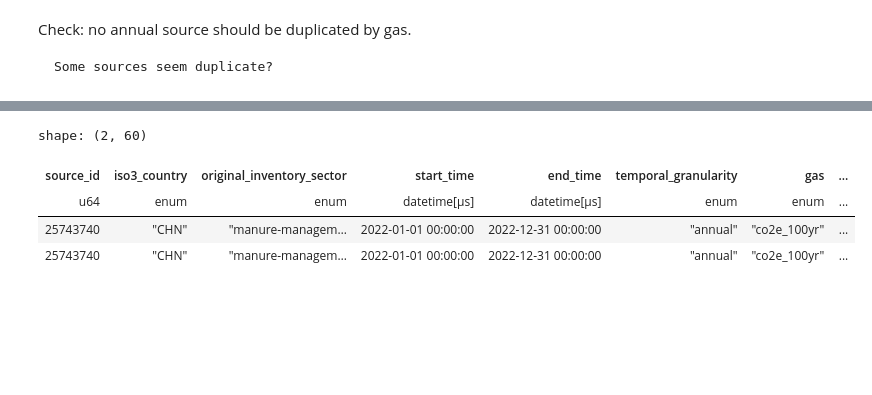
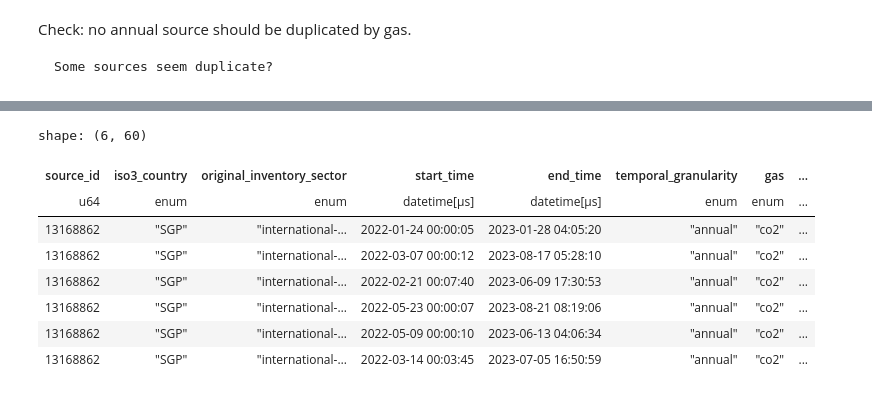
Before and after one commit to tjhunter/climate-trace-handbook, a Jupyter notebook: ct_book/_build/jupyter_execute/ingestion.ipynb, the cells around one changed output, grey strips where cells are left out. Saved outputs shown, nothing was run; the diff lists cells and outputs as text; code cells hidden in the pictures; blank space fills up the shorter version.

```diff
--- a/ct_book/_build/jupyter_execute/ingestion.ipynb
+++ b/ct_book/_build/jupyter_execute/ingestion.ipynb
@@ -211,16 +176,23 @@ shape: (320, 3)
 # %%
-# Drilling into the record that is duplicate
+# Drilling into the record that is duplicate. It seems to be mixing multiple temporal granularities.
+# Unsure how to handle this then
 (sdf
-.filter(c_source_id == 25743740)
-.head(2)
+.filter(c_source_id == 13168862)
+.filter(c_temporal_granularity =="annual")
+.filter(c_gas == CO2)
+.head(20)
 .collect()
 )
 # %% [output]
-shape: (2, 60)
+shape: (6, 60)
 | source_id | iso3_country | original_inventory_sector | start_time | end_time | temporal_granularity | gas | ... |
 | u64 | enum | enum | datetime[μs] | datetime[μs] | enum | enum | ... |
-| 25743740 | "CHN" | "manure-managem… | 2022-01-01 00:00:00 | 2022-12-31 00:00:00 | "annual" | "co2e_100yr" | ... |
-| 25743740 | "CHN" | "manure-managem… | 2022-01-01 00:00:00 | 2022-12-31 00:00:00 | "annual" | "co2e_100yr" | ... |
+| 13168862 | "SGP" | "international-… | 2022-01-24 00:00:05 | 2023-01-28 04:05:20 | "annual" | "co2" | ... |
+| 13168862 | "SGP" | "international-… | 2022-03-07 00:00:12 | 2023-08-17 05:28:10 | "annual" | "co2" | ... |
+| 13168862 | "SGP" | "international-… | 2022-02-21 00:07:40 | 2023-06-09 17:30:53 | "annual" | "co2" | ... |
+| 13168862 | "SGP" | "international-… | 2022-05-23 00:00:07 | 2023-08-21 08:19:06 | "annual" | "co2" | ... |
+| 13168862 | "SGP" | "international-… | 2022-05-09 00:00:10 | 2023-06-13 04:06:34 | "annual" | "co2" | ... |
+| 13168862 | "SGP" | "international-… | 2022-03-14 00:03:45 | 2023-07-05 16:50:59 | "annual" | "co2" | ... |
 # %%
 (sdf
 .filter(c_temporal_granularity =="month")
```
Also changed, not shown: parts of 19 cells of this notebook, 16 other files.
